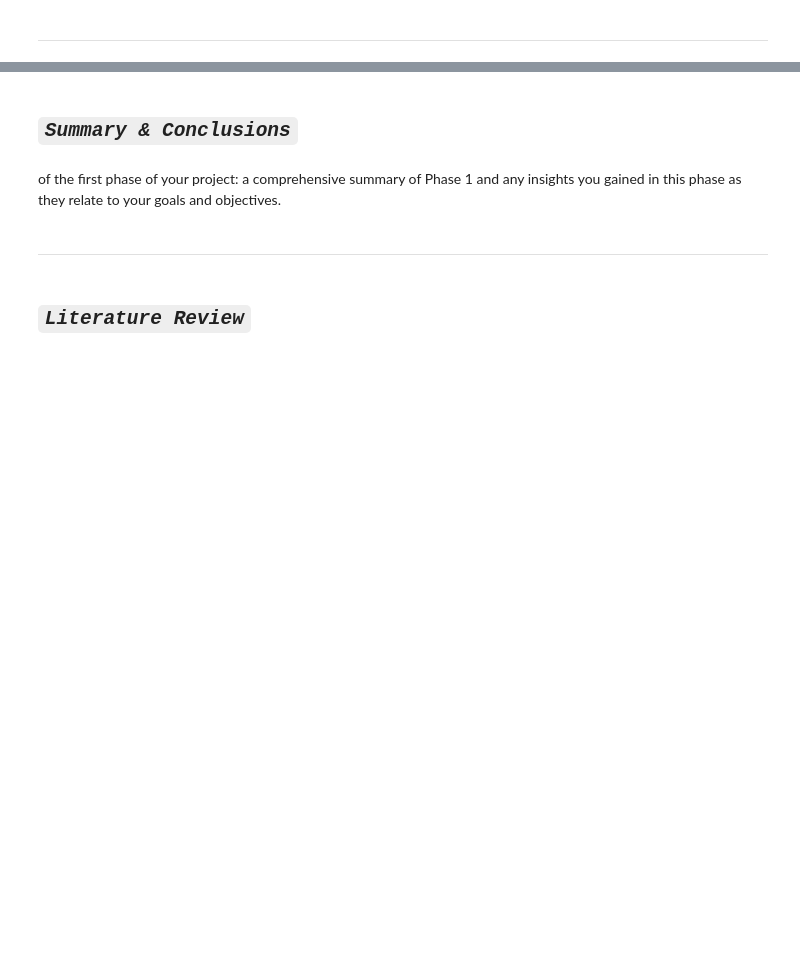
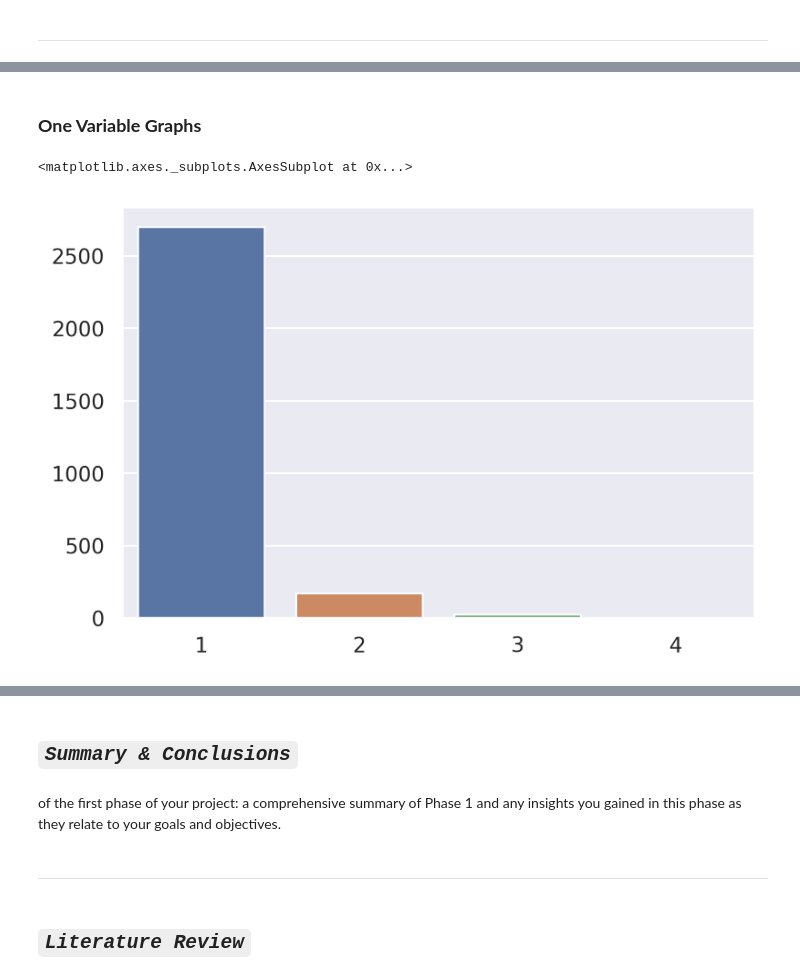
Before and after one commit to RafDingo/Maths40, a Jupyter notebook: Maths40.ipynb, the cells around one changed output, grey strips where cells are left out. Cells and saved outputs as stored; diff of their text form; code cells hidden in the pictures; blank space fills up the shorter version.

Commit message:
Added in a bunch of graphs

```diff
--- a/Maths40.ipynb
+++ b/Maths40.ipynb
@@ -128,6 +149,7 @@ import seaborn as sns
 %matplotlib inline
 %config InlineBackend.figure_format = 'retina'
 plt.style.use("ggplot")
+sns.set(rc={"figure.dpi":150, 'savefig.dpi':300})
 
 # For mac users
 import os, ssl
@@ -356,0 +466,11 @@ Shape: (2895, 20)
+# %% [markdown]
+### **One Variable Graphs**
+# %%
+# number of stars
+temp_df = df['num_star'].value_counts()
+x = np.linspace(1, temp_df.nunique(), temp_df.nunique(), dtype=int)
+y = temp_df.to_list()
+sns.barplot(x=x, y=y)
+# %% [output]
+<matplotlib.axes._subplots.AxesSubplot at 0x...>
+[figure, added]
```
Also changed, not shown: parts of 19 cells of this notebook.
